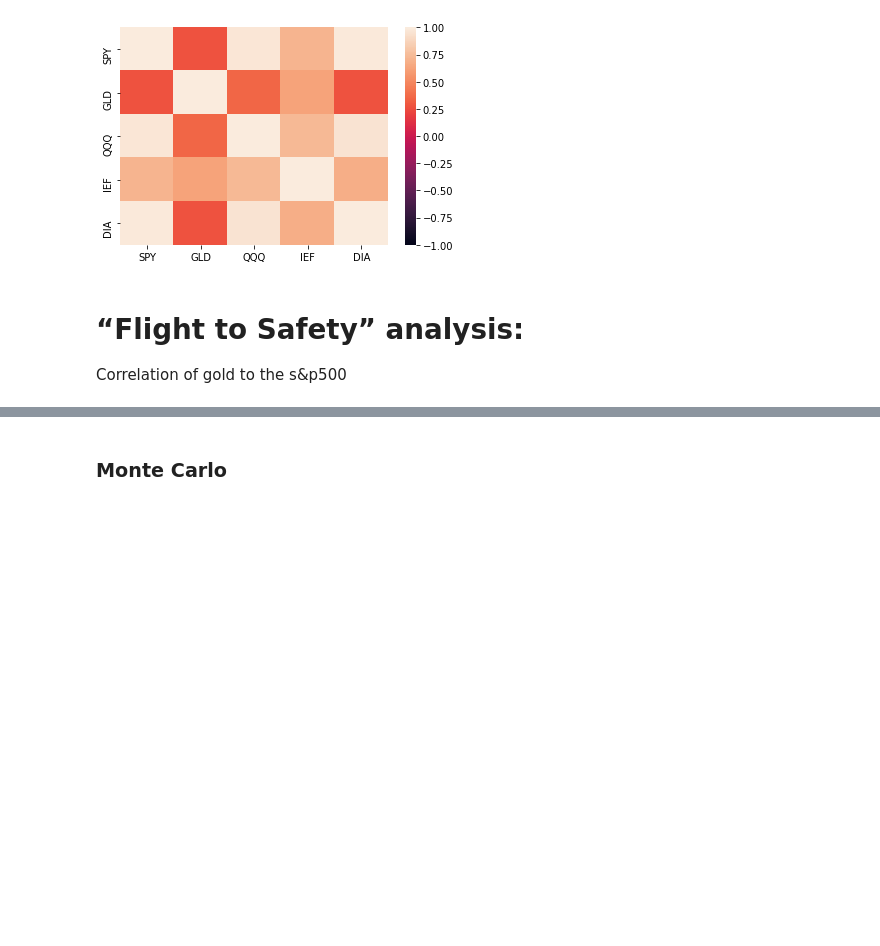
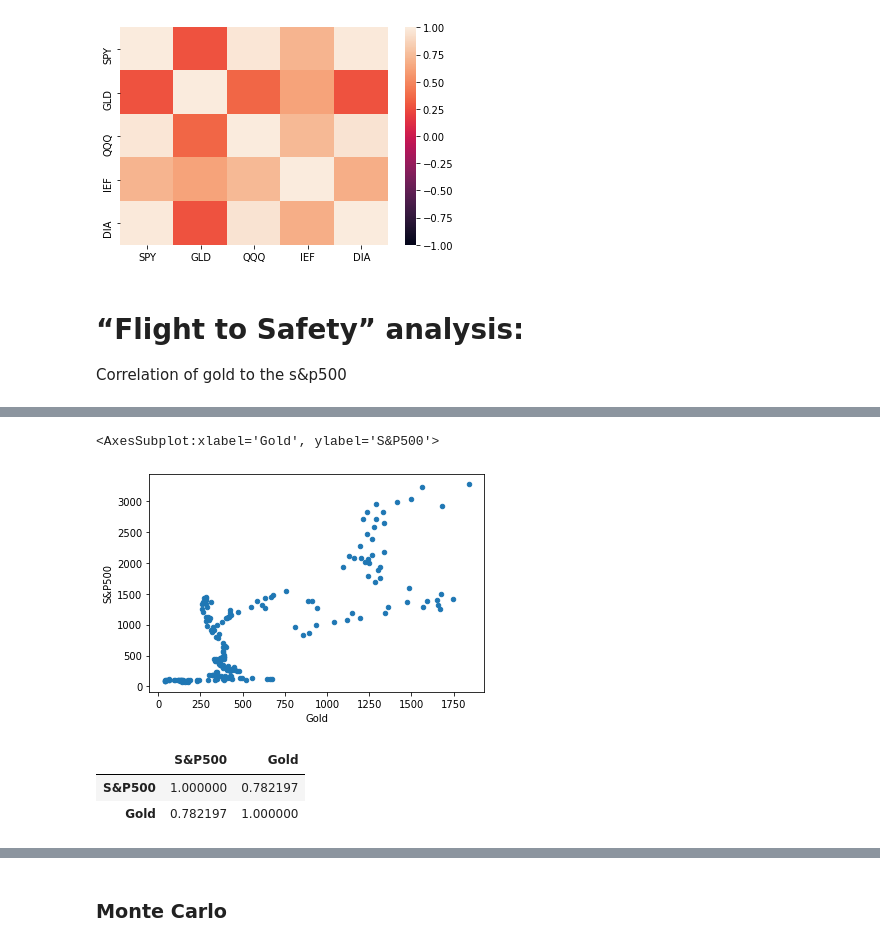
Before and after one commit to Dereksh/GDP-ETFs-and-a-Model-Portfolio, a Jupyter notebook: Main_GDP_vs_Indices.ipynb, the cells around one changed output, grey strips where cells are left out. Drawn from its saved outputs; the diff is of its cells as text; code cells hidden in the pictures; blank space fills up the shorter version.

```diff
--- a/Main_GDP_vs_Indices.ipynb
+++ b/Main_GDP_vs_Indices.ipynb
@@ -195,0 +222,13 @@ Correlation of gold to the s&p500
+# %%
+# Plot the relationship between the two variables
+gold_sp500.plot(kind='scatter', x='Gold', y='S&P500')
+# %% [output]
+<AxesSubplot:xlabel='Gold', ylabel='S&P500'>
+[figure, added]
+# %%
+gold_sp500_cor = gold_sp500.corr()
+gold_sp500_cor
+# %% [output]
+|  | S&P500 | Gold |
+| S&P500 | 1.000000 | 0.782197 |
+| Gold | 0.782197 | 1.000000 |
```
Also changed, not shown: parts of 23 cells of this notebook.
